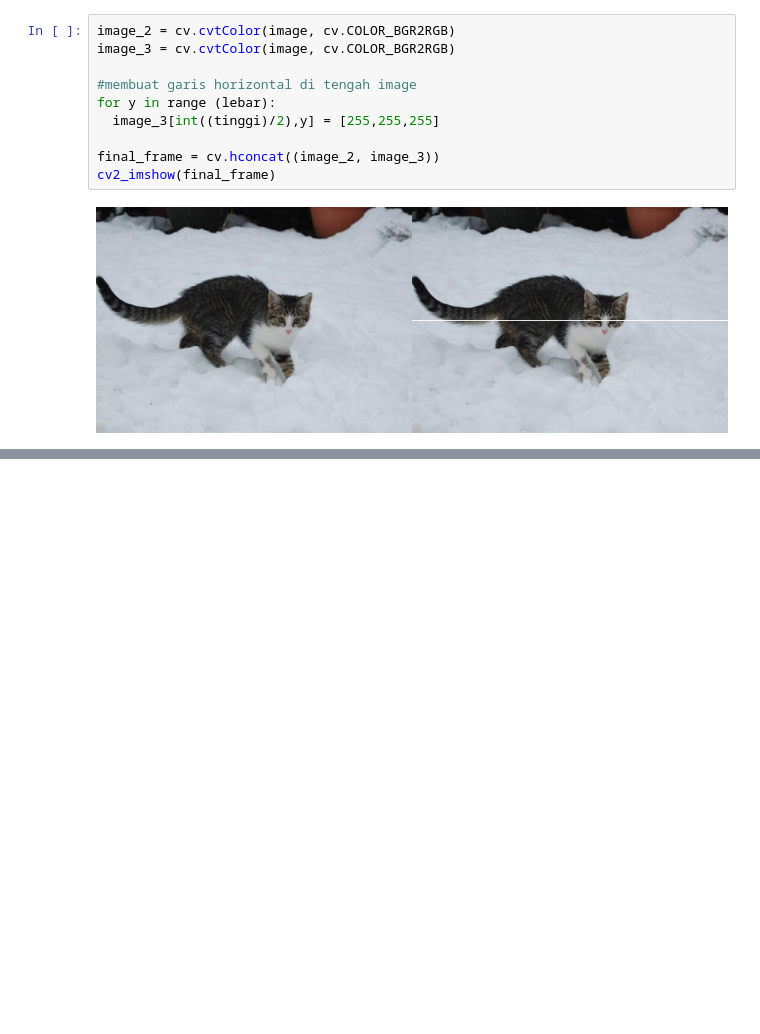
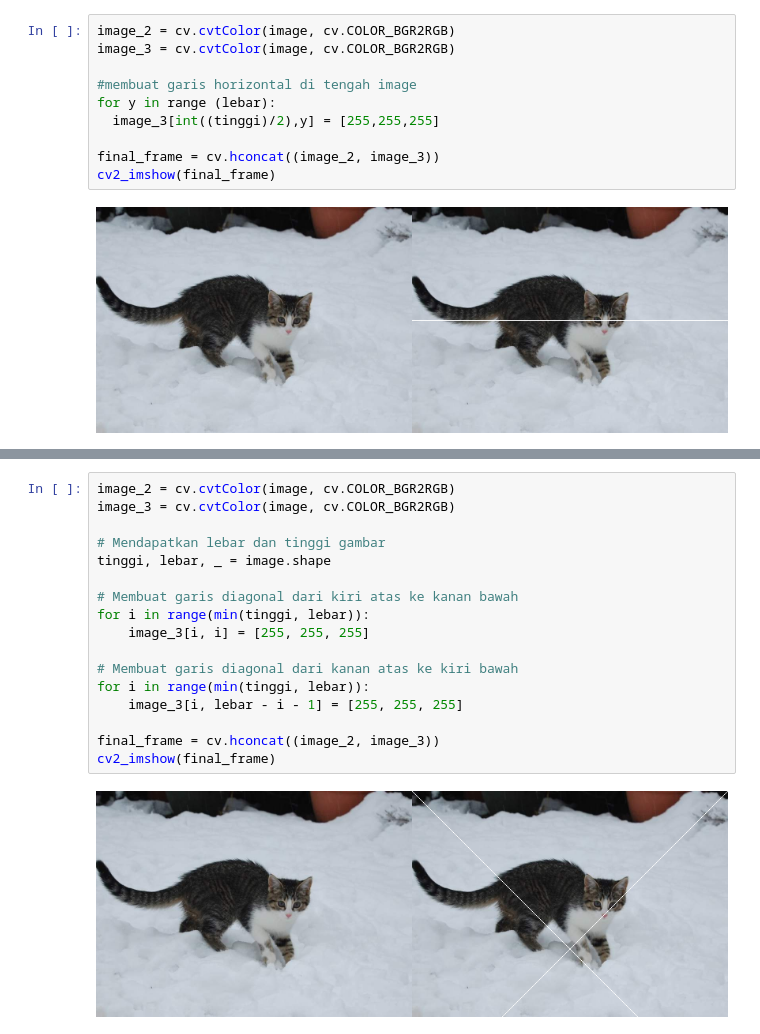
Before and after one commit to MikoFahreza/PCVK_Ganjil_2023, a Jupyter notebook: Week1.ipynb, the cells around one changed output, grey strips where cells are left out. Cells and saved outputs as stored; diff of their text form; blank space fills up the shorter version.

```diff
--- a/Week1.ipynb
+++ b/Week1.ipynb
@@ -49,0 +62,19 @@ cv2_imshow(final_frame)
+# %%
+image_2 = cv.cvtColor(image, cv.COLOR_BGR2RGB)
+image_3 = cv.cvtColor(image, cv.COLOR_BGR2RGB)
+
+# Mendapatkan lebar dan tinggi gambar
+tinggi, lebar, _ = image.shape
+
+# Membuat garis diagonal dari kiri atas ke kanan bawah
+for i in range(min(tinggi, lebar)):
+    image_3[i, i] = [255, 255, 255]
+
+# Membuat garis diagonal dari kanan atas ke kiri bawah
+for i in range(min(tinggi, lebar)):
+    image_3[i, lebar - i - 1] = [255, 255, 255]
+
+final_frame = cv.hconcat((image_2, image_3))
+cv2_imshow(final_frame)
+# %% [output]
+[figure, added]
```
Also changed, not shown: parts of 2 cells of this notebook.
